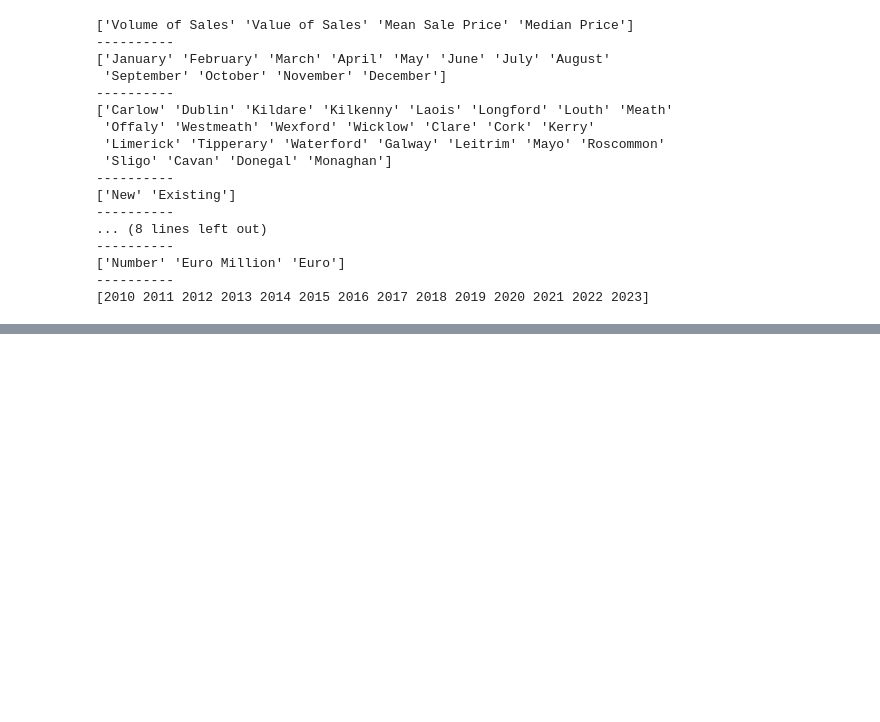
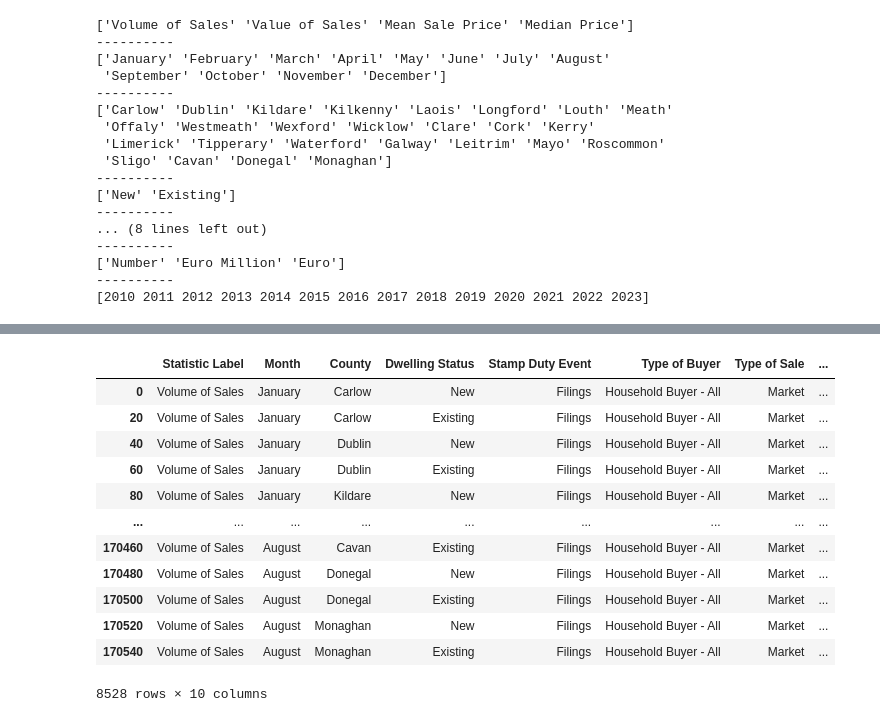
Before and after one commit to batucimenn/residentialDwellingPropertyTransactions, a Jupyter notebook: project.ipynb, the cells around one changed output, grey strips where cells are left out. Saved outputs shown, nothing was run; the diff lists cells and outputs as text; code cells hidden in the pictures; blank space fills up the shorter version.

```diff
--- a/project.ipynb
+++ b/project.ipynb
@@ -286,0 +295,16 @@ order=['Ideal','Good','Very Good','Fair','Premium'])
+# %%
+numberOfHousesDF
+# %% [output]
+|  | Statistic Label | Month | County | Dwelling Status | Stamp Duty Event | Type of Buyer | Type of Sale | ... |
+| 0 | Volume of Sales | January | Carlow | New | Filings | Household Buyer - All | Market | ... |
+| 20 | Volume of Sales | January | Carlow | Existing | Filings | Household Buyer - All | Market | ... |
+| 40 | Volume of Sales | January | Dublin | New | Filings | Household Buyer - All | Market | ... |
+| 60 | Volume of Sales | January | Dublin | Existing | Filings | Household Buyer - All | Market | ... |
+| 80 | Volume of Sales | January | Kildare | New | Filings | Household Buyer - All | Market | ... |
+| ... | ... | ... | ... | ... | ... | ... | ... | ... |
+| 170460 | Volume of Sales | August | Cavan | Existing | Filings | Household Buyer - All | Market | ... |
+| 170480 | Volume of Sales | August | Donegal | New | Filings | Household Buyer - All | Market | ... |
+| 170500 | Volume of Sales | August | Donegal | Existing | Filings | Household Buyer - All | Market | ... |
+| 170520 | Volume of Sales | August | Monaghan | New | Filings | Household Buyer - All | Market | ... |
+| 170540 | Volume of Sales | August | Monaghan | Existing | Filings | Household Buyer - All | Market | ... |
+8528 rows × 10 columns
```
Also changed, not shown: parts of 26 cells of this notebook.
